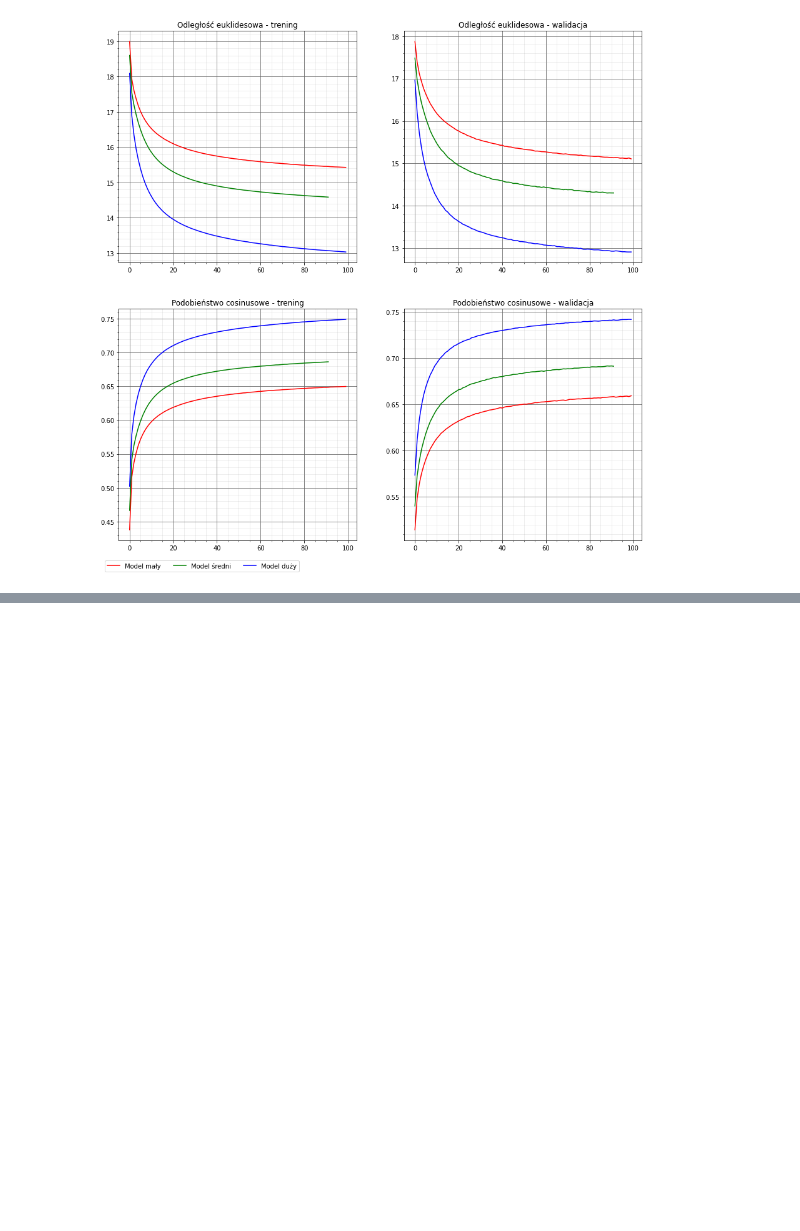
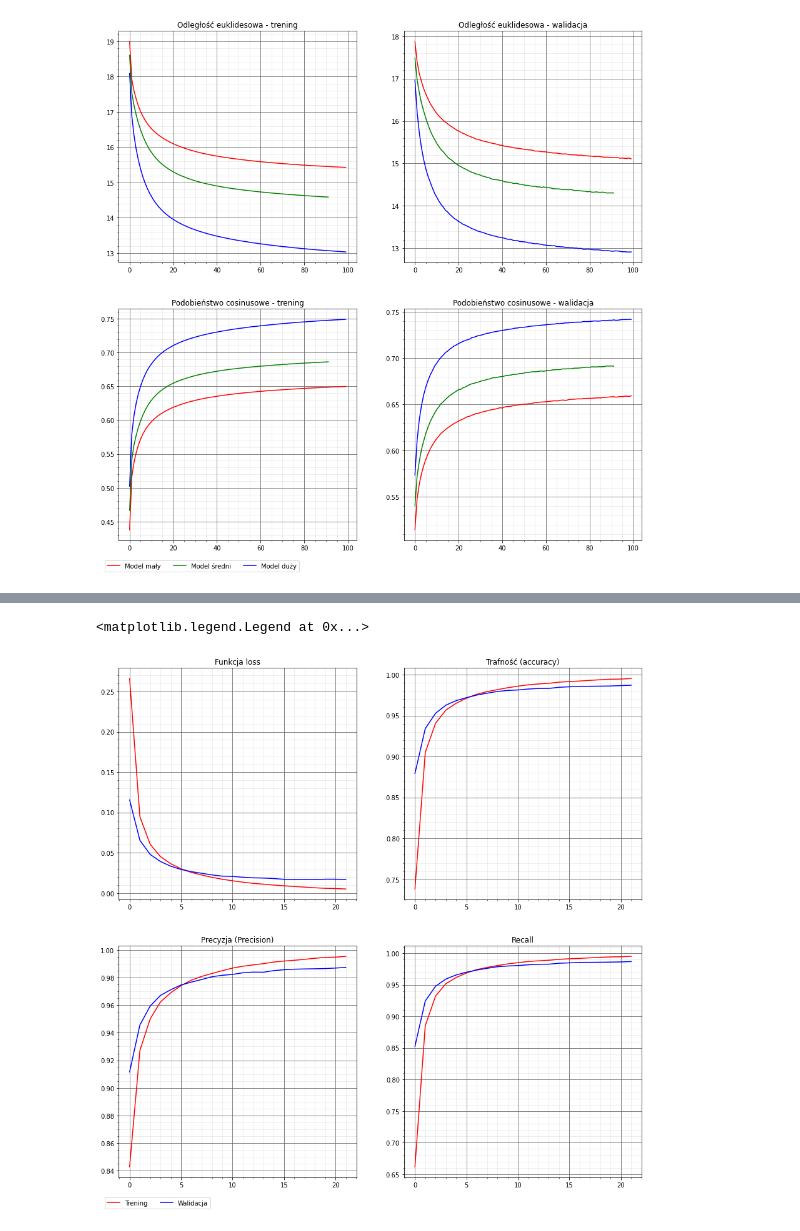
Before and after one commit to Benu13/Praca_magisterska_Dokubot, a Jupyter notebook: models/mimic/Untitled.ipynb, the cells around one changed output, grey strips where cells are left out. Drawn from its saved outputs; the diff is of its cells as text; code cells hidden in the pictures; blank space fills up the shorter version.

```diff
--- a/models/mimic/Untitled.ipynb
+++ b/models/mimic/Untitled.ipynb
@@ -77,3 +77,6 @@ fig.legend(["Model mały","Model średni","Model duży"], loc='upper left', bbox
 [figure]
 # %%
 fig.savefig('myfig.jpg', dpi=300, format='jpg', bbox_inches="tight")
+# %%
+import pickle
+history = pickle.load(open('mimic_ls', "rb"))
@@ -79,0 +106,41 @@ fig.savefig('myfig.jpg', dpi=300, format='jpg', bbox_inches="tight")
+# %%
+loss = history['loss']
+val_loss= history['val_loss']
+
+accuracy = history['accuracy']
+val_accuracy = history['val_accuracy']
+
+precision = history['precision']
+val_precision = history['val_precision']
+
+recall = history['recall']
+val_recall = history['val_recall']
+# %%
+fig, axs = plt.subplots(2, 2, figsize=(15, 15))
+
+axs[0, 0].plot(range(0,len(loss)), loss, color = 'r')
+axs[0, 0].plot(range(0,len(val_loss)), val_loss, color = 'b')
+axs[0, 0].set_title('Funkcja loss')
+
+axs[0, 1].plot(range(0,len(accuracy)), accuracy, color = 'r')
+axs[0, 1].plot(range(0,len(val_accuracy)), val_accuracy, color = 'b')
+axs[0, 1].set_title('Trafność (accuracy)')
+
+axs[1, 0].plot(range(0,len(precision)), precision, color = 'r')
+axs[1, 0].plot(range(0,len(val_precision)), val_precision, color = 'b')
+axs[1, 0].set_title('Precyzja (Precision)')
+
+axs[1, 1].plot(range(0,len(recall)), recall, color = 'r')
+axs[1, 1].plot(range(0,len(val_recall)), val_recall, color = 'b')
+axs[1, 1].set_title('Recall')
+
+for row in axs:
+    for ax in row:
+        ax.grid(b=True, which='major', color='#666666', linestyle='-')
+        ax.minorticks_on()
+        ax.grid(b=True, which='minor', color='#999999', linestyle='-',alpha=0.2)
+
+fig.legend(["Trening", "Walidacja"], loc='upper left', bbox_to_anchor=(0.1,0.1), ncol=2, bbox_transform=fig.transFigure)
+# %% [output]
+<matplotlib.legend.Legend at 0x...>
+[figure, added]
```
Also changed, not shown: parts of 3 cells of this notebook, 13 other files.
